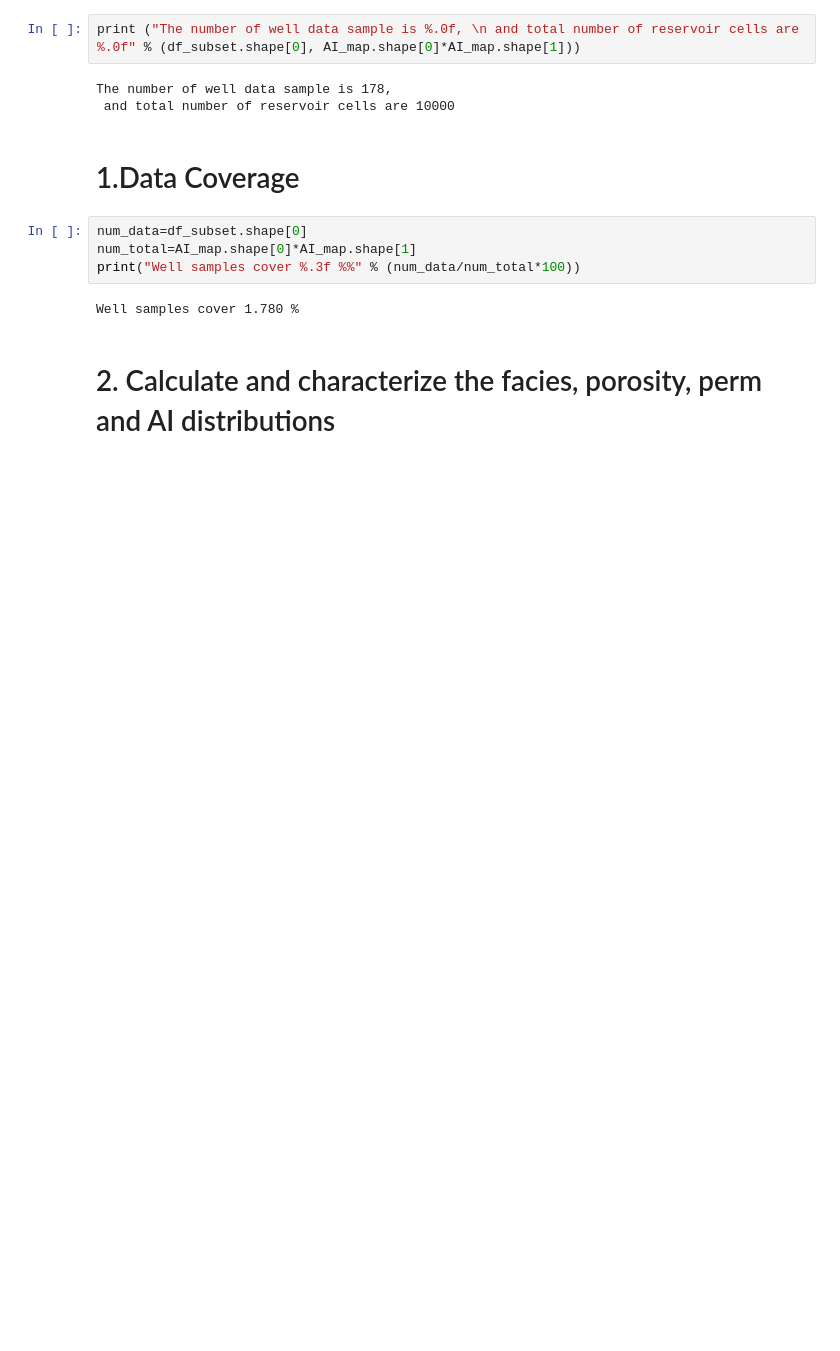
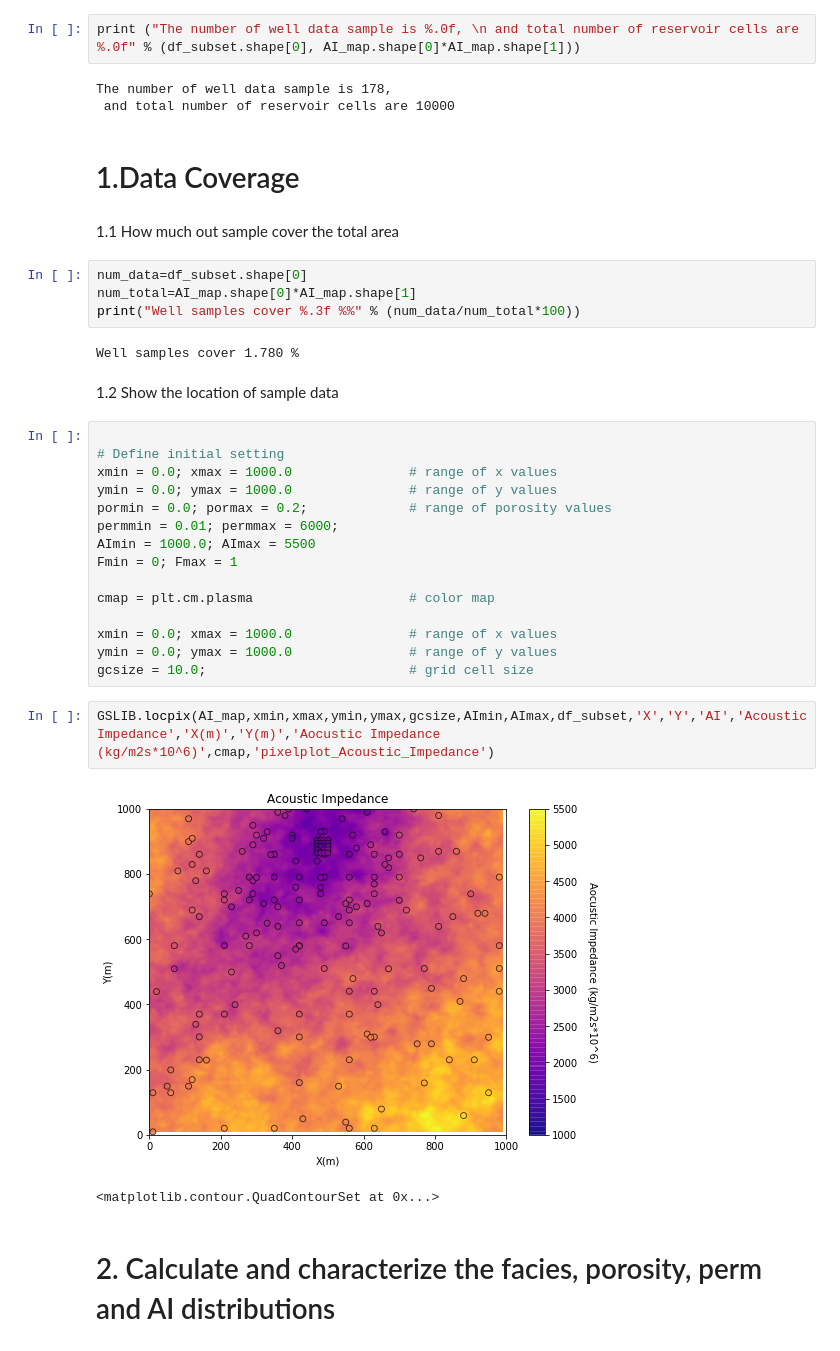
Before and after one commit to geomodeller/GS_1, a Jupyter notebook: Team_4_Project_1.ipynb, the cells around one changed output. Saved outputs shown, nothing was run; the diff lists cells and outputs as text; blank space fills up the shorter version.

```diff
--- a/Team_4_Project_1.ipynb
+++ b/Team_4_Project_1.ipynb
@@ -56,12 +56,36 @@ The number of well data sample is 178,
  and total number of reservoir cells are 10000
 # %% [markdown]
 # 1.Data Coverage
+# %% [markdown]
+1.1 How much out sample cover the total area
 # %%
 num_data=df_subset.shape[0]
 num_total=AI_map.shape[0]*AI_map.shape[1]
 print("Well samples cover %.3f %%" % (num_data/num_total*100))
 # %% [output]
 Well samples cover 1.780 %
+# %% [markdown]
+1.2 Show the location of sample data
+# %%
+
+# Define initial setting
+xmin = 0.0; xmax = 1000.0               # range of x values
+ymin = 0.0; ymax = 1000.0               # range of y values
+pormin = 0.0; pormax = 0.2;             # range of porosity values
+permmin = 0.01; permmax = 6000;
+AImin = 1000.0; AImax = 5500
+Fmin = 0; Fmax = 1
+
+cmap = plt.cm.plasma                    # color map
+
+xmin = 0.0; xmax = 1000.0               # range of x values
+ymin = 0.0; ymax = 1000.0               # range of y values
+gcsize = 10.0;                          # grid cell size
+# %%
+GSLIB.locpix(AI_map,xmin,xmax,ymin,ymax,gcsize,AImin,AImax,df_subset,'X','Y','AI','Acoustic Impedance','X(m)','Y(m)','Aocustic Impedance (kg/m2s*10^6)',cmap,'pixelplot_Acoustic_Impedance')
+# %% [output]
+[figure, added]
+<matplotlib.contour.QuadContourSet at 0x...>
 # %% [markdown]
 # 2. Calculate and characterize the facies, porosity, perm and AI distributions
 # %% [markdown]
```
Also changed, not shown: parts of 16 cells of this notebook.
